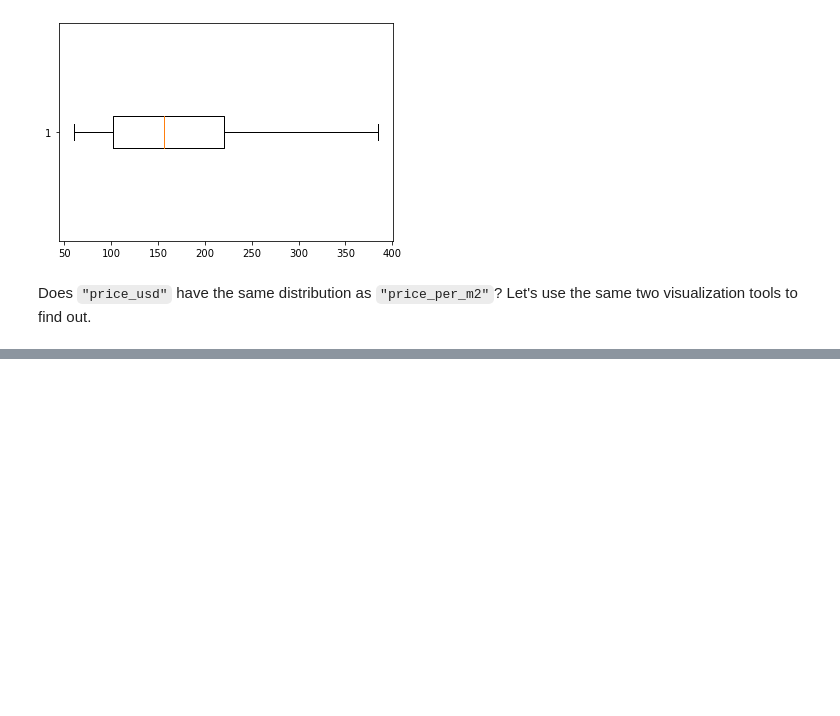
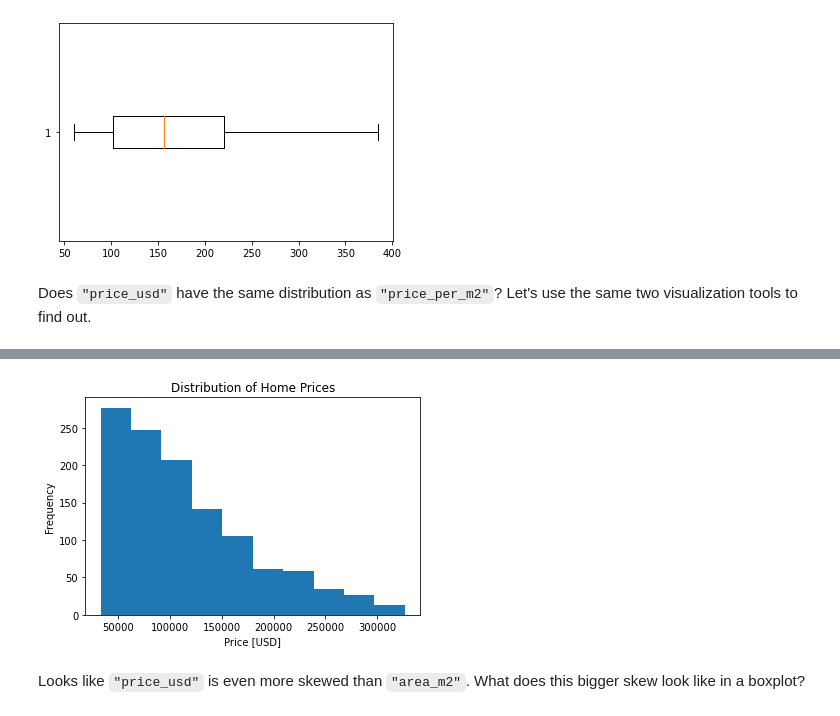
Before and after one commit to camara94/data_science_lab, a Jupyter notebook: lab/013-exploratory-data-analysis.ipynb, the cells around one changed output, grey strips where cells are left out. Saved outputs shown, nothing was run; the diff lists cells and outputs as text; code cells hidden in the pictures; blank space fills up the shorter version.

```diff
--- a/lab/013-exploratory-data-analysis.ipynb
+++ b/lab/013-exploratory-data-analysis.ipynb
@@ -204,0 +210,9 @@ VimeoVideo("656351977", h="a0868bd01e", width=600)
+# %%
+plt.hist(df["price_usd"])
+plt.xlabel("Price [USD]")
+plt.ylabel("Frequency")
+plt.title("Distribution of Home Prices");
+# %% [output]
+[figure, added]
+# %% [markdown]
+Looks like `"price_usd"` is even more skewed than `"area_m2"`. What does this bigger skew look like in a boxplot?
```
Also changed, not shown: parts of 1 cell of this notebook.
